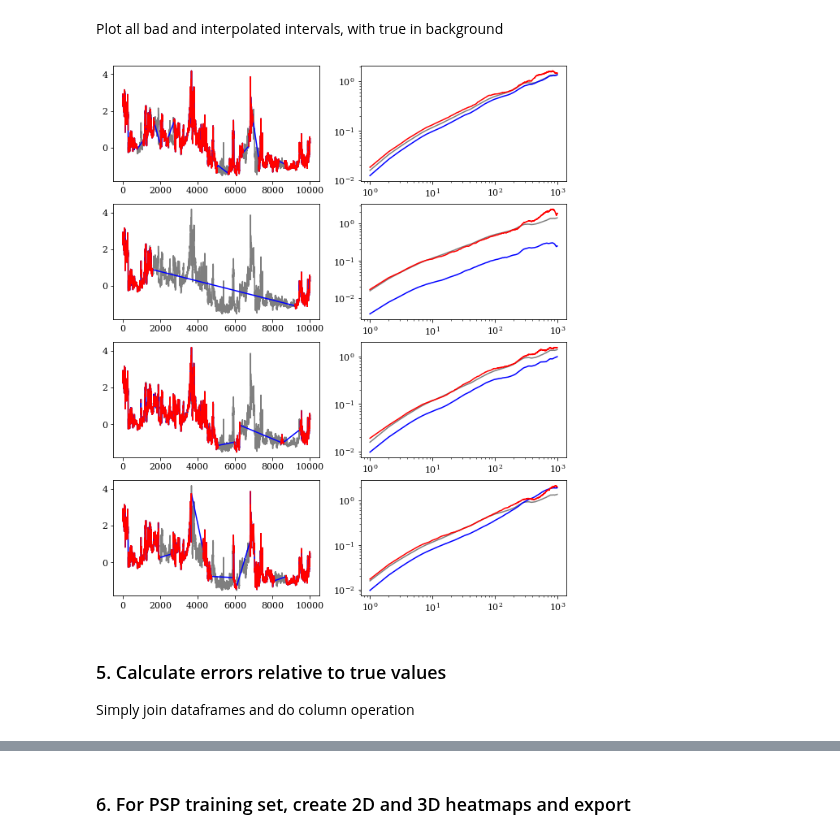
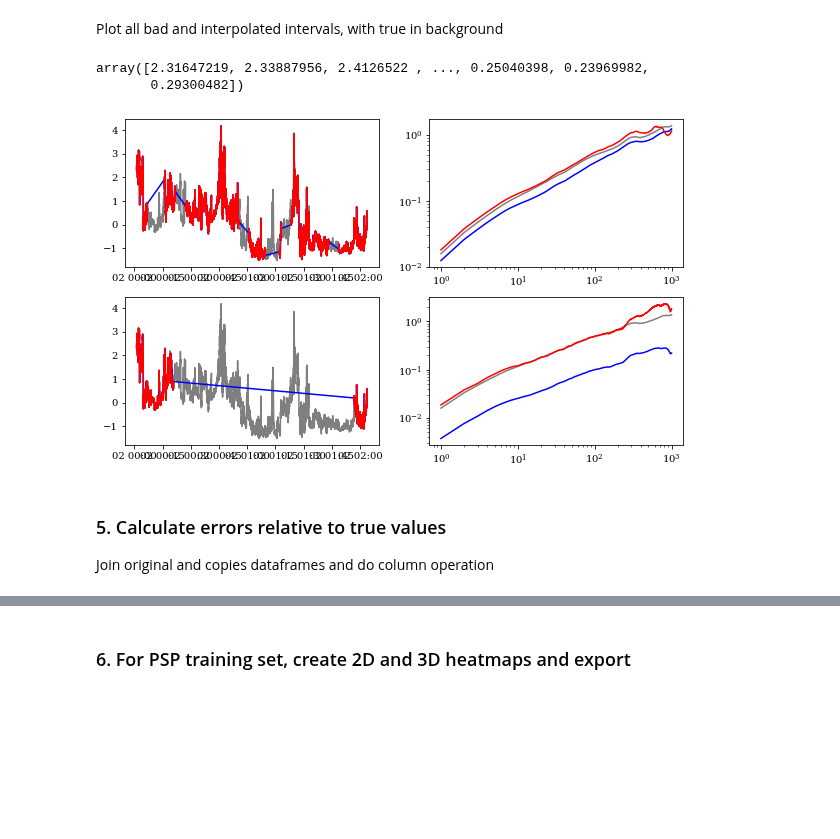
Before and after one commit to daniel-wrench/time_series_analysis, a Jupyter notebook: official_demo.ipynb, the cells around one changed output, grey strips where cells are left out. Drawn from its saved outputs; the diff is of its cells as text; code cells hidden in the pictures; blank space fills up the shorter version.

Commit message:
more good additions

```diff
--- a/official_demo.ipynb
+++ b/official_demo.ipynb
@@ -380,6 +356,8 @@ plt.semilogy()
 Briefly limiting to processing single interval
 # %% [markdown]
 ### 4. Duplicate, gap and interpolate intervals, and calculate SFs and slopes
+# %%
+minimum_missing_chunks = 0.7
 # %%
 index_list = []
 version_list = []
@@ -387,11 +365,11 @@ handling_list = []
 missing_list = []
 slopes_list = []
 
-outputs = pd.DataFrame()
-inputs = pd.DataFrame()
+sfs_copies = pd.DataFrame()
+ints_copies = pd.DataFrame()
 
-for index in range(len(good_inputs_list)):
-    input = good_inputs_list[index]
+for index in range(len(ints)):
+    input = ints[index]
 
     for j in range(times_to_gap):
         total_removal = np.random.uniform(0, 0.95)
@@ -414,7 +392,7 @@ for index in range(len(good_inputs_list)):
         bad_output["int_index"] = index
         bad_output["version"] = j
         bad_output["handling"] = "none"
-        outputs = pd.concat([outputs, bad_output])
+        sfs_copies = pd.concat([sfs_copies, bad_output])
 
         for handling in ["none", "lint"]:
             index_list.append(index)
@@ -429,7 +407,7 @@ for index in range(len(good_inputs_list)):
                     # Once we are done with computing the SF, add some metadata to the interval
                 bad_input_df["int_index"] = index
                 bad_input_df["version"] = j
-                inputs = pd.concat([inputs, bad_input_df])
+                sfs_copies = pd.concat([ints_copies, bad_input_df])
 
             elif handling == "lint":
                 interp_input = bad_input.interpolate(method="linear")
@@ -441,12 +419,17 @@ for index in range(len(good_inputs_list)):
                 interp_input_df["int_index"] = index
                 interp_input_df["version"] = j
                 interp_input_df["handling"] = handling
-                inputs = pd.concat([inputs, interp_input_df])
+                ints_copies = pd.concat([ints_copies, interp_input_df])
 
                 interp_output["int_index"] = index
                 interp_output["version"] = j
                 interp_output["handling"] = handling
-                outputs = pd.concat([outputs, interp_output])
+
+                # Correcting sample size and uncertainty for linear interpolation, same values as no handling
+                interp_output["missing_percent"] = bad_output["missing_percent"]
+                interp_output["sf_2_se"] = bad_output["sf_2_se"]
+
+                sfs_copies = pd.concat([sfs_copies, interp_output])
 # %%
 ints_copies_meta = pd.DataFrame({"int_index": index_list, "version": version_list, "missing_percent_overall": missing_list, "gap_handling": handling_list, "slope": slopes_list})
 ints_copies_meta
@@ -463,23 +446,33 @@ ints_copies_meta
 # %% [markdown]
 Plot all bad and interpolated intervals, with true in background
+# %%
+index = 0
+i = 0
+ints[index].values
+# %% [output]
+array([2.31647219, 2.33887956, 2.4126522 , ..., 0.25040398, 0.23969982,
+       0.29300482])
 # %%
 # # Quick check of results
-n_versions = 4
+index = 0
+n_versions = 2
+
 fig, ax = plt.subplots(n_versions, 2, figsize=(10, n_versions*3))
 for i in range(n_versions):
-    ax[i, 0].plot(good_inputs_list[0].values, alpha=0.5, c="black")
-    ax[i, 0].plot(all_interp_inputs_list[0][i], c="blue")
-    ax[i, 0].plot(all_bad_inputs_list[0][i], c="red")
-    ax[i, 1].plot(good_outputs_list[0]["sf_2"], alpha=0.5, c="black")
-    ax[i, 1].plot(all_interp_outputs_list[0][i]["sf_2"], c="blue")
-    ax[i, 1].plot(all_bad_outputs_list[0][i]["sf_2"], c="red")
+    ax[i, 0].plot(ints[index], alpha=0.5, c="black")
+    ax[i, 0].plot(ints_copies.loc[((ints_copies["int_index"]==index) & (ints_copies["handling"]=="lint") & (ints_copies["version"]==i)),"B_R"], c="blue")
+    ax[i, 0].plot(ints_copies.loc[((ints_copies["int_index"]==index) & (ints_copies["handling"]=="none") & (ints_copies["version"]==i)),"B_R"], c="red")
+
+    ax[i, 1].plot(sfs.loc[sfs["int_index"]==index,"sf_2"], alpha=0.5, c="black")
+    ax[i, 1].plot(sfs_copies.loc[((sfs_copies["int_index"]==index) & (sfs_copies["handling"]=="lint") & (sfs_copies["version"]==i)),"sf_2"], c="blue")
+    ax[i, 1].plot(sfs_copies.loc[((sfs_copies["int_index"]==index) & (sfs_copies["handling"]=="none") & (sfs_copies["version"]==i)),"sf_2"], c="red")
     ax[i, 1].semilogx()
     ax[i, 1].semilogy()
 #plt.savefig("data/processed/validation_plot.png")
 #print("Validation plot saved")
 # %% [output]
-[figure, old version]
+[figure, new version]
 # %% [markdown]
 ### 5. Calculate errors relative to true values
 
-Simply join dataframes and do column operation
+Join original and copies dataframes and do column operation
```
Also changed, not shown: parts of 17 cells of this notebook.
